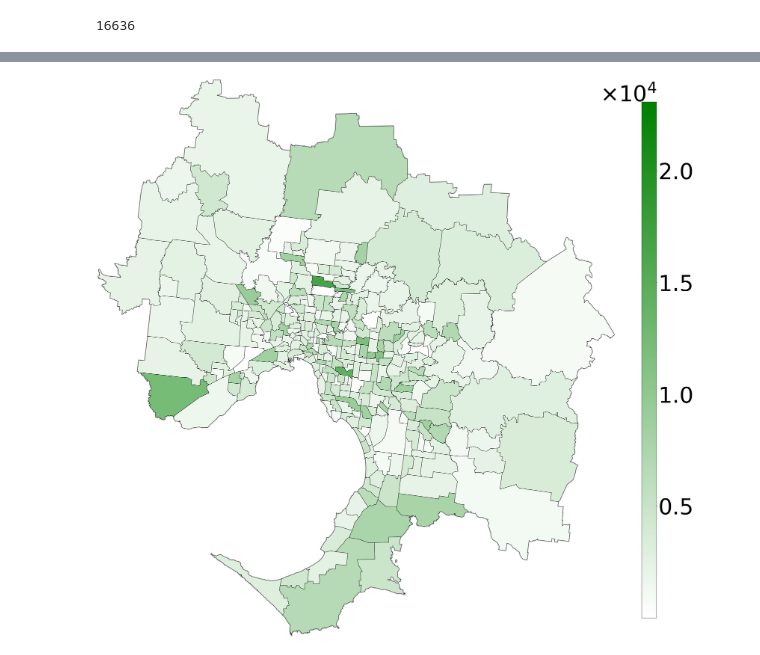
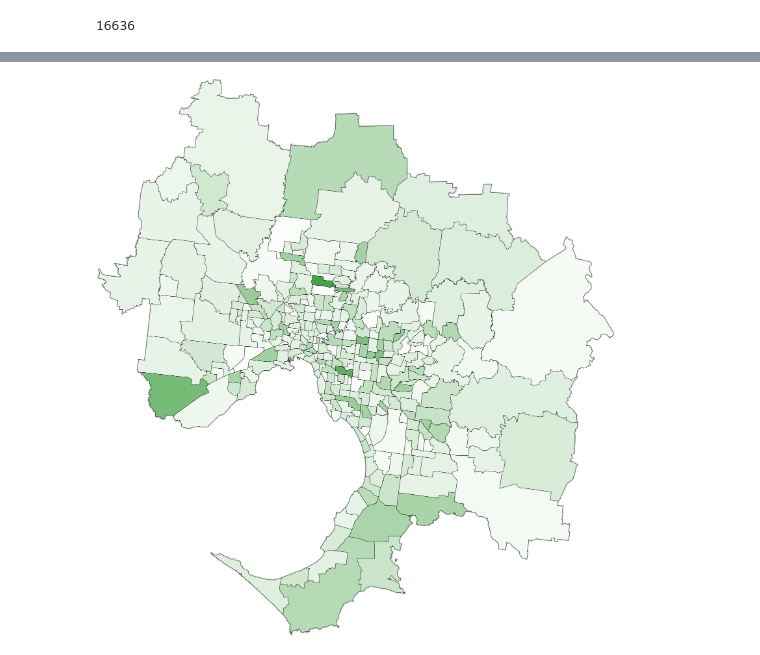
Before and after one commit to captainnemo2005/compartmentmodel, a Jupyter notebook: 5km.ipynb, the cells around one changed output, grey strips where cells are left out. Cells and saved outputs as stored; diff of their text form; code cells hidden in the pictures.

```diff
--- a/5km.ipynb
+++ b/5km.ipynb
@@ -245,43 +245,43 @@ melbourne_gpd['population'] = newI
 
 plt.rcParams.update({'font.size':32})
 west,south,east,north = melbourne_gpd.unary_union.bounds
 
 fig,ax = plt.subplots(figsize=(40,40))
 
 
 
 #cmap = LinearSegmentedColormap.from_list('mycmap', [ 'green','white'])
 
 cmap = LinearSegmentedColormap.from_list('mycmap', ['white','green'])
 melbourne_gpd.plot(ax=ax,facecolor='none',edgecolor='gray',alpha=0.5,linewidth=5,zorder=2)
 melbourne_gpd.plot(ax=ax, column='population',legend=False,edgecolor='black',cmap=cmap,norm=plt.Normalize(vmin=1,
                                              vmax=23079),zorder=3)
-cbax = fig.add_axes([0.9,0.15,0.02,0.7])
+#cbax = fig.add_axes([0.9,0.15,0.02,0.7])
 
-sm = plt.cm.ScalarMappable(cmap=cmap,\
-                          norm=plt.Normalize(vmin=1,
-                                             vmax=23079))
+#sm = plt.cm.ScalarMappable(cmap=cmap,\
+                         # norm=plt.Normalize(vmin=1,
+                                      #       vmax=23079))
 
-sm._A=[]
+#sm._A=[]
 
-fig.colorbar(sm,cax=cbax,format="%d")
+#fig.colorbar(sm,cax=cbax,format="%d")
 
 ax.set_xlim(west,east)
 ax.set_ylim(south,north)
 
-cbar = fig.colorbar(sm,cax=cbax,format=OOMFormatter(4, mathText=True))
+#cbar = fig.colorbar(sm,cax=cbax,format=OOMFormatter(4, mathText=False))
 
-cbar.ax.yaxis.get_offset_text().set_fontsize(86)
-cbar.ax.tick_params(labelsize=86)
+#cbar.ax.yaxis.get_offset_text().set_fontsize(95)
+#cbar.ax.tick_params(labelsize=95)
 
 #ax.tick_params(labelsize=200)
 ax.axis('off')
 
 plt.savefig('/Users/cptnemo2005/new_results/' +'base_vs_'+percent_pop+'-'+str(iterations)+'-iterations.jpg')
 
 plt.show()
 # %% [output]
-[figure, old version]
+[figure, new version]
 # %%
 import numpy as np
 import matplotlib.pyplot as plt
```
Also changed, not shown: parts of 1 cell of this notebook, 8 other files.
